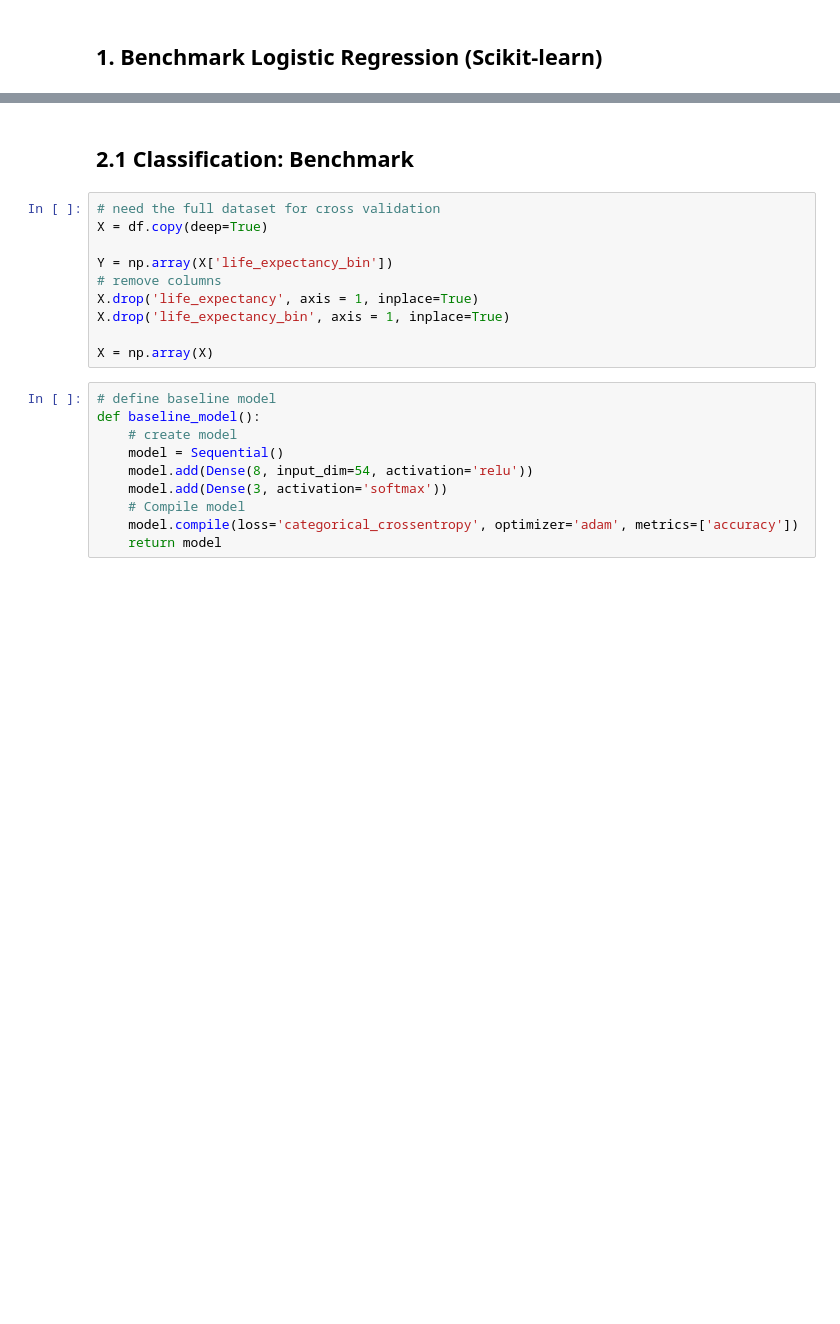
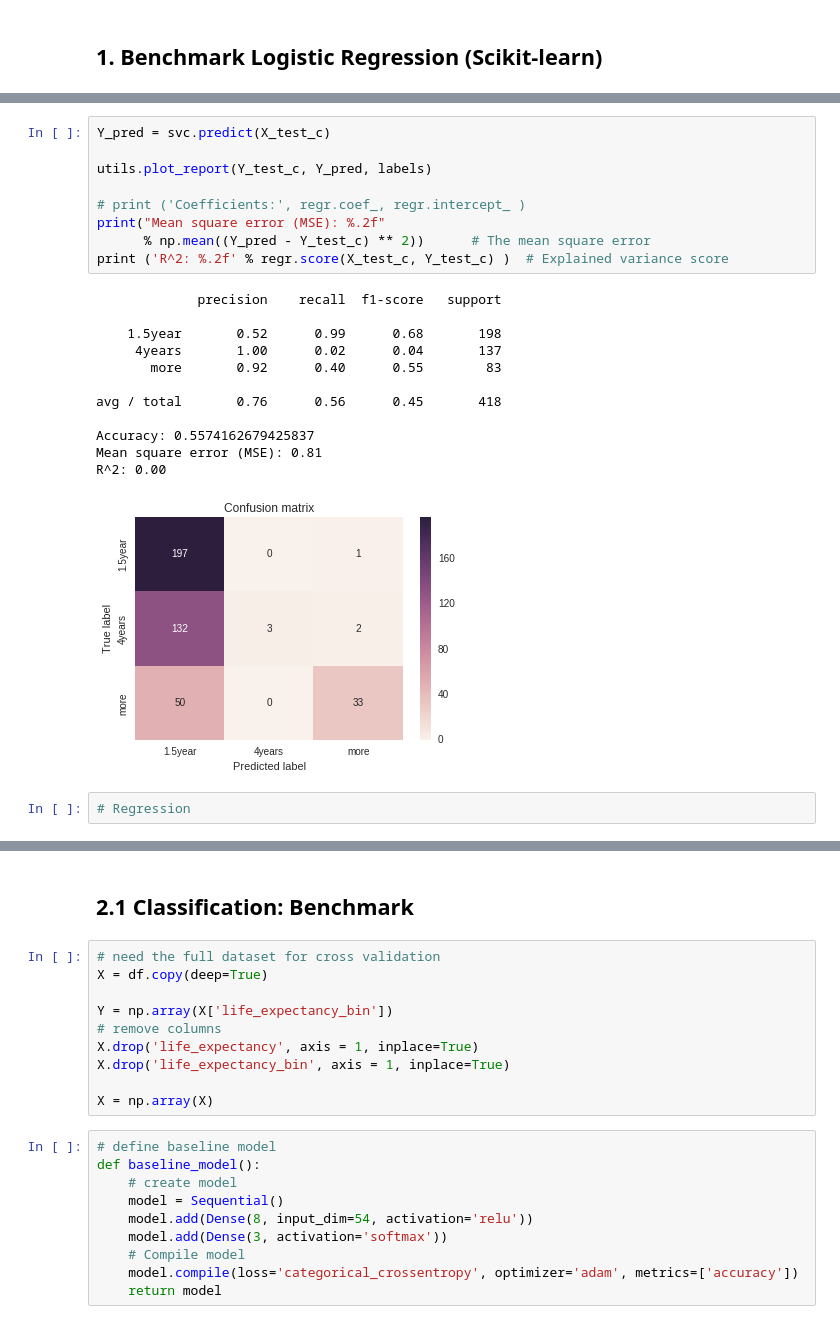
Before and after one commit to patricieni/ICM, a Jupyter notebook: code/notebooks/Neural Network exploration v1.ipynb, the cells around one changed output, grey strips where cells are left out. Saved outputs shown, nothing was run; the diff lists cells and outputs as text; blank space fills up the shorter version.

```diff
--- a/code/notebooks/Neural Network exploration v1.ipynb
+++ b/code/notebooks/Neural Network exploration v1.ipynb
@@ -91,0 +120,24 @@ R^2: 0.58
+# %%
+Y_pred = svc.predict(X_test_c)
+
+utils.plot_report(Y_test_c, Y_pred, labels)
+
+# print ('Coefficients:', regr.coef_, regr.intercept_ )
+print("Mean square error (MSE): %.2f"
+      % np.mean((Y_pred - Y_test_c) ** 2))      # The mean square error
+print ('R^2: %.2f' % regr.score(X_test_c, Y_test_c) )  # Explained variance score
+# %% [output]
+             precision    recall  f1-score   support
+
+    1.5year       0.52      0.99      0.68       198
+     4years       1.00      0.02      0.04       137
+       more       0.92      0.40      0.55        83
+
+avg / total       0.76      0.56      0.45       418
+
+Accuracy: 0.5574162679425837
+Mean square error (MSE): 0.81
+R^2: 0.00
+[figure, added]
+# %%
+# Regression
```
Also changed, not shown: parts of 30 cells of this notebook.
